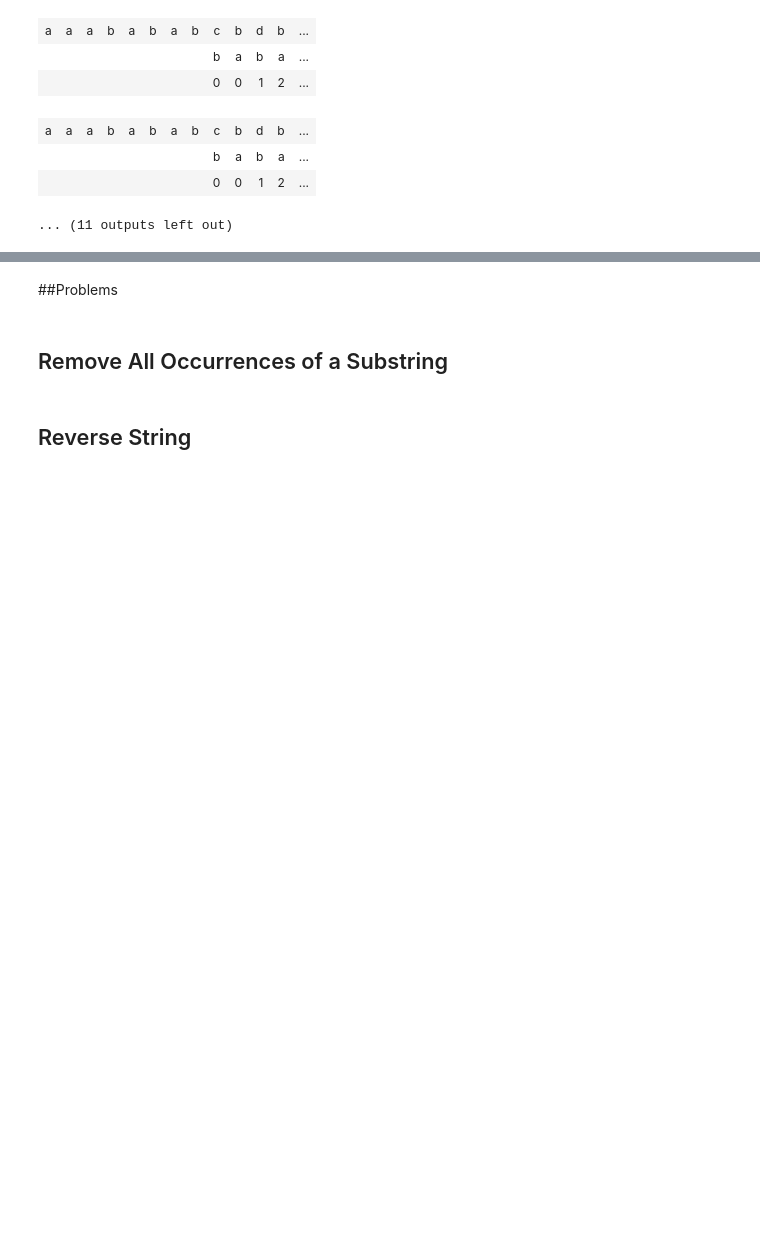
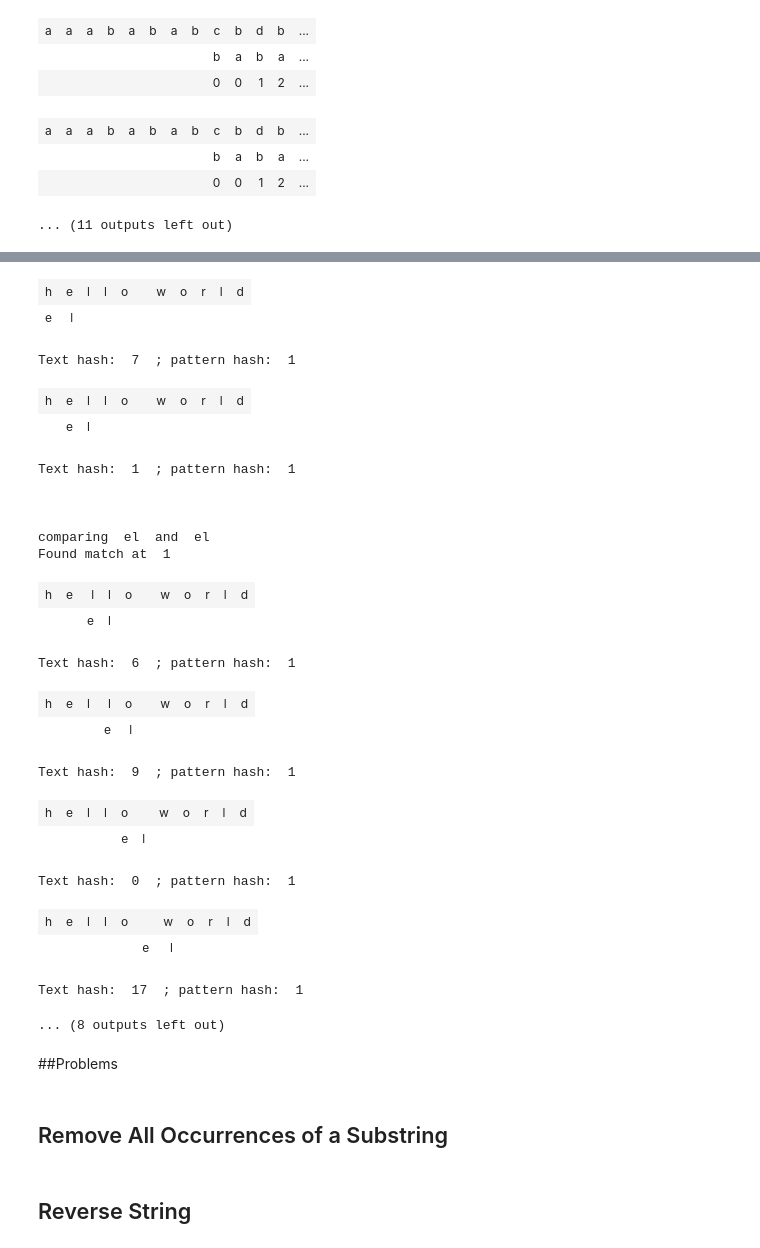
Before and after one commit to fbeilstein/algorithms, a Jupyter notebook: strings.ipynb, the cells around one changed output, grey strips where cells are left out. Drawn from its saved outputs; the diff is of its cells as text; code cells hidden in the pictures; blank space fills up the shorter version.

```diff
--- a/strings.ipynb
+++ b/strings.ipynb
@@ -399,3 +446,62 @@ Found pattern at index 3
+# %%
+text = "hello world"
+pattern = "el"
+base = 17
+mod = 19
+
+def draw(i, hash_txt, hash_pat):
+  arr = [list(text),
+         [""]*(i) + list(pattern) + [""]*(len(text)-len(pattern)-i)]
+  cols = [["#ffffff"]*len(text)]*2
+  tcols = [["#000000"]*len(text)]*2
+  visualize_array(arr, cols, tcols, [True, True])
+  print("Text hash: ", hash_txt, " ; pattern hash: ", hash_pat)
+  print("\n\n")
+
+
+def compare(txt, pat):
+  print("comparing ", txt, " and ", pat)
+  for c1,c2 in zip(txt, pat):
+    if c1 != c2: return False;
+  return True
+
+
+def match_rk_draw(text, pattern, base, mod):
+  pat_hash = calc_hash(pattern, base,  mod)
+
+  for i in range(len(text)-len(pattern)+1):
+    txt_hash = calc_hash(text[i:i+len(pattern)], base,  mod)
+    draw(i, txt_hash, pat_hash)
+    if txt_hash == pat_hash:
+      if compare(text[i:i+len(pattern)], pattern):
+        print("Found match at ", i)
+
+match_rk_draw(text, pattern, base, mod)
+# %% [output]
+| h | e | l | l | o |  | w | o | r | l | d |
+| e | l |  |  |  |  |  |  |  |  |  |
+Text hash:  7  ; pattern hash:  1
+| h | e | l | l | o |  | w | o | r | l | d |
+|  | e | l |  |  |  |  |  |  |  |  |
+Text hash:  1  ; pattern hash:  1
+
+
+
+comparing  el  and  el
+Found match at  1
+| h | e | l | l | o |  | w | o | r | l | d |
+|  |  | e | l |  |  |  |  |  |  |  |
+Text hash:  6  ; pattern hash:  1
+| h | e | l | l | o |  | w | o | r | l | d |
+|  |  |  | e | l |  |  |  |  |  |  |
+Text hash:  9  ; pattern hash:  1
+| h | e | l | l | o |  | w | o | r | l | d |
+|  |  |  |  | e | l |  |  |  |  |  |
+Text hash:  0  ; pattern hash:  1
+| h | e | l | l | o |  | w | o | r | l | d |
+|  |  |  |  |  | e | l |  |  |  |  |
+Text hash:  17  ; pattern hash:  1
+... (8 outputs left out)
 # %% [markdown]
 ##Problems
 # %% [markdown]
```
Also changed, not shown: parts of 3 cells of this notebook.
